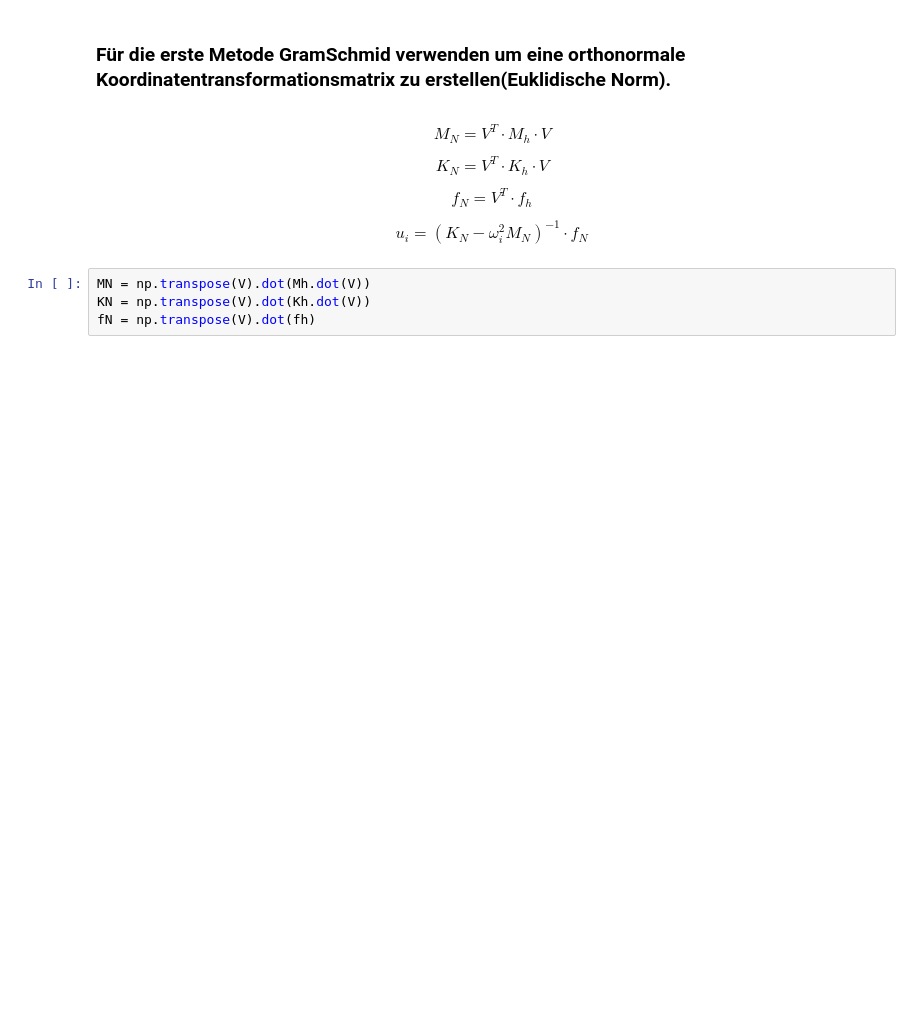
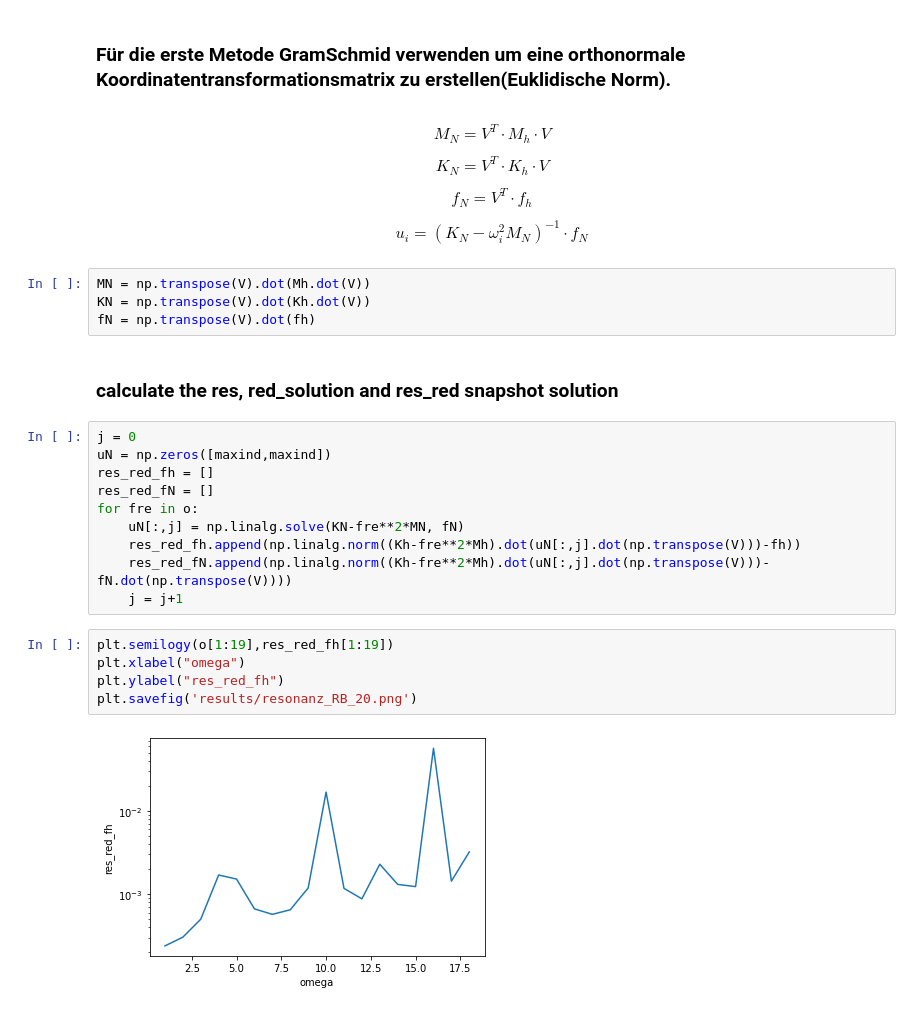
Before and after one commit to huberamanda/reduced_basis_methods, a Jupyter notebook: Alex/Helmholz_equ.ipynb, the cells around one changed output. Cells and saved outputs as stored; diff of their text form; blank space fills up the shorter version.

```diff
--- a/Alex/Helmholz_equ.ipynb
+++ b/Alex/Helmholz_equ.ipynb
@@ -138,3 +199,22 @@ $$
 MN = np.transpose(V).dot(Mh.dot(V))
 KN = np.transpose(V).dot(Kh.dot(V))
 fN = np.transpose(V).dot(fh)
+# %% [markdown]
+### calculate the res, red_solution and res_red snapshot solution
+# %%
+j = 0
+uN = np.zeros([maxind,maxind])
+res_red_fh = []
+res_red_fN = []
+for fre in o:
+    uN[:,j] = np.linalg.solve(KN-fre**2*MN, fN)
+    res_red_fh.append(np.linalg.norm((Kh-fre**2*Mh).dot(uN[:,j].dot(np.transpose(V)))-fh))
+    res_red_fN.append(np.linalg.norm((Kh-fre**2*Mh).dot(uN[:,j].dot(np.transpose(V)))-fN.dot(np.transpose(V))))
+    j = j+1
+# %%
+plt.semilogy(o[1:19],res_red_fh[1:19])
+plt.xlabel("omega")
+plt.ylabel("res_red_fh")
+plt.savefig('results/resonanz_RB_20.png')
+# %% [output]
+[figure, added]
```
Also changed, not shown: parts of 28 cells of this notebook, 3 other files.
